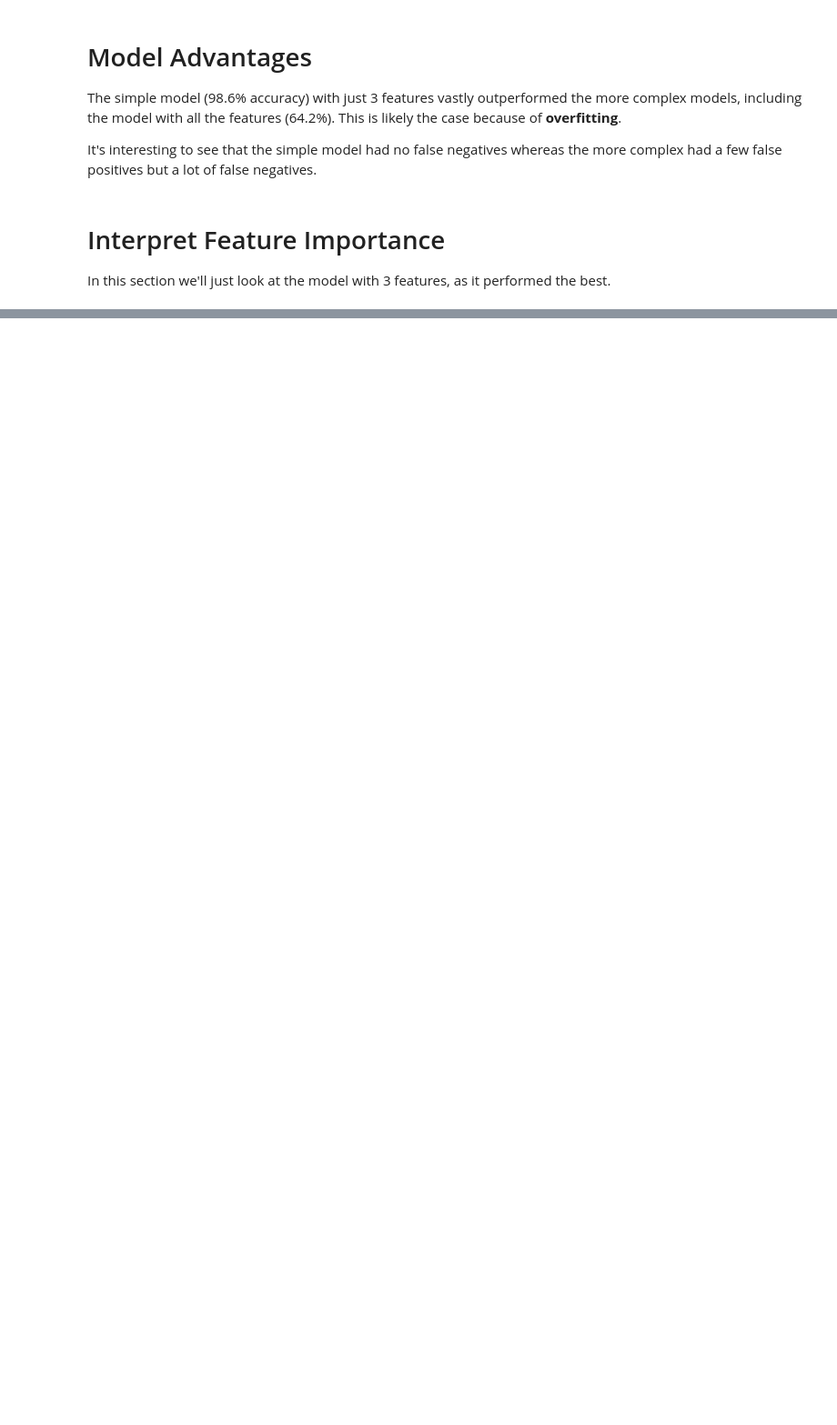
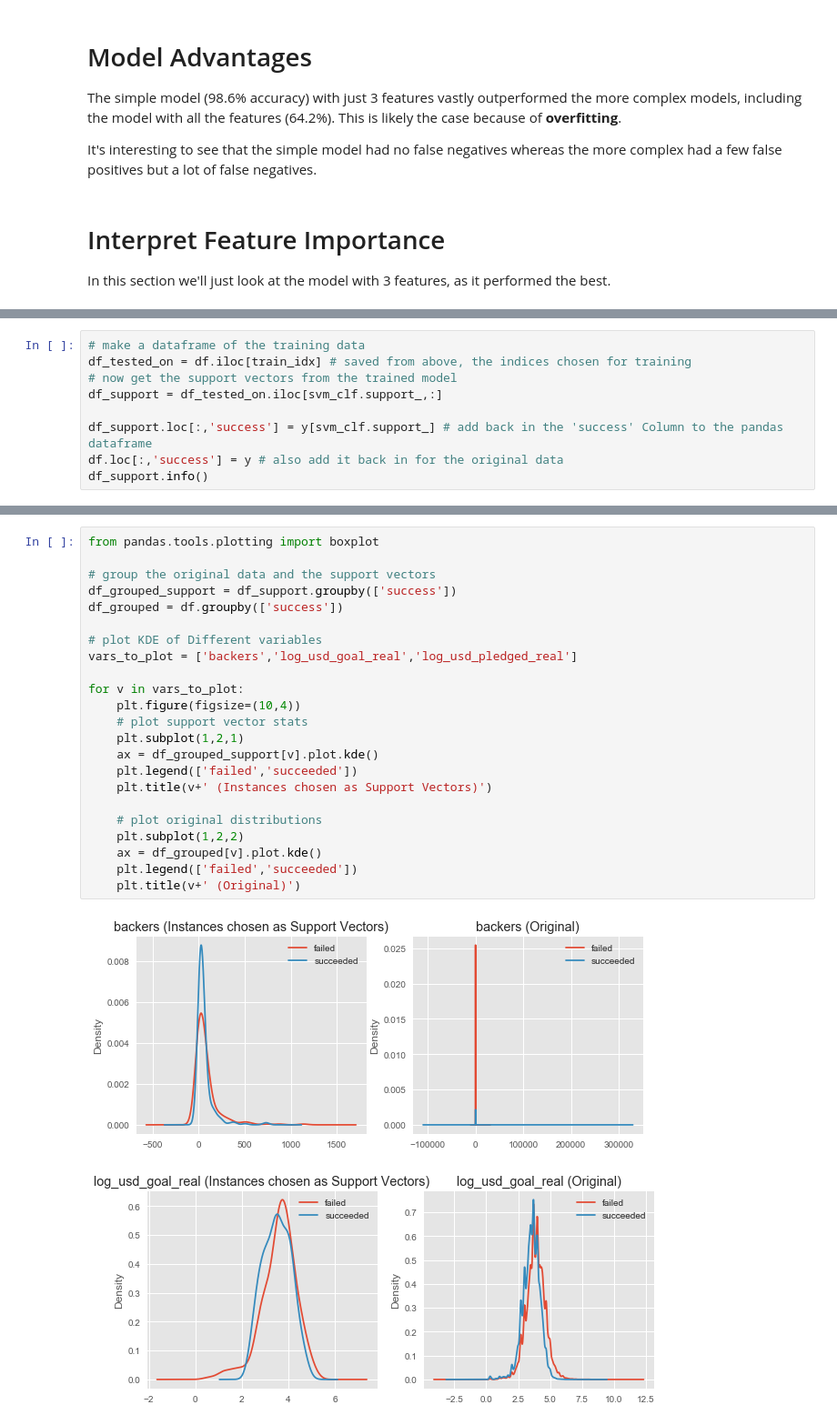
Before and after one commit to tdeason416/smu_data_mining1, a Jupyter notebook: mini_project_analysis.ipynb, the cells around one changed output, grey strips where cells are left out. Shown: that part at 91% size. Drawn from its saved outputs; the diff is of its cells as text; blank space fills up the shorter version.

```diff
--- a/mini_project_analysis.ipynb
+++ b/mini_project_analysis.ipynb
@@ -401,0 +373,9 @@ NameError: name 'cross_val_score' is not defined
+# %%
+# make a dataframe of the training data
+df_tested_on = df.iloc[train_idx] # saved from above, the indices chosen for training
+# now get the support vectors from the trained model
+df_support = df_tested_on.iloc[svm_clf.support_,:]
+
+df_support.loc[:,'success'] = y[svm_clf.support_] # add back in the 'success' Column to the pandas dataframe
+df.loc[:,'success'] = y # also add it back in for the original data
+df_support.info()
@@ -401,0 +397,26 @@ NameError: name 'cross_val_score' is not defined
+# %%
+from pandas.tools.plotting import boxplot
+
+# group the original data and the support vectors
+df_grouped_support = df_support.groupby(['success'])
+df_grouped = df.groupby(['success'])
+
+# plot KDE of Different variables
+vars_to_plot = ['backers','log_usd_goal_real','log_usd_pledged_real']
+
+for v in vars_to_plot:
+    plt.figure(figsize=(10,4))
+    # plot support vector stats
+    plt.subplot(1,2,1)
+    ax = df_grouped_support[v].plot.kde()
+    plt.legend(['failed','succeeded'])
+    plt.title(v+' (Instances chosen as Support Vectors)')
+
+    # plot original distributions
+    plt.subplot(1,2,2)
+    ax = df_grouped[v].plot.kde()
+    plt.legend(['failed','succeeded'])
+    plt.title(v+' (Original)')
+# %% [output]
+[figure, added]
+[figure, added]
```
Also changed, not shown: parts of 21 cells of this notebook.
